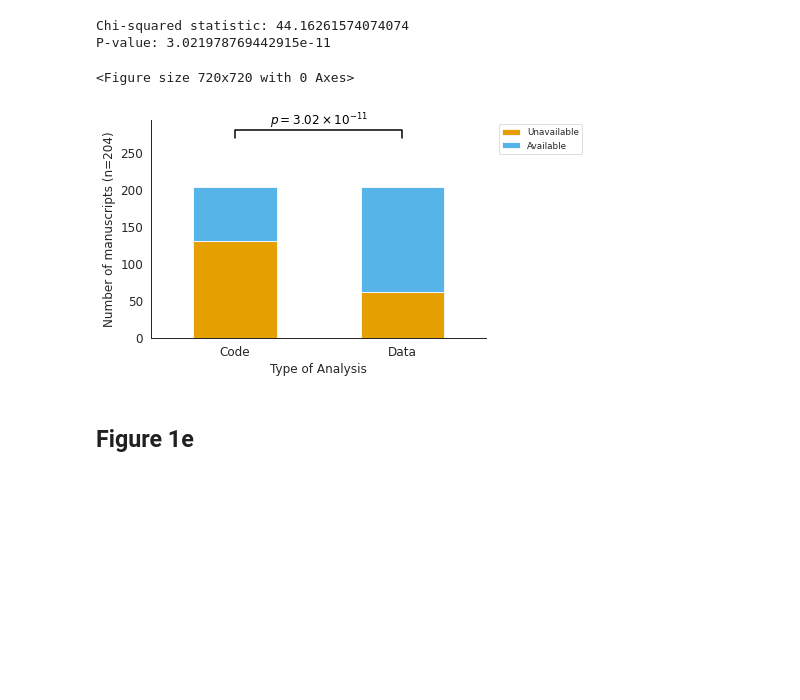
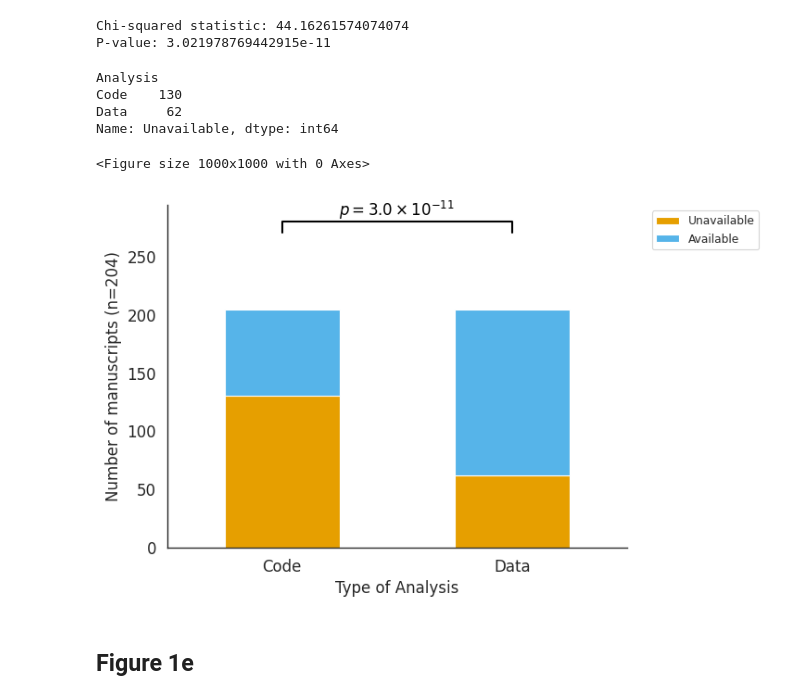
Before and after one commit to Mangul-Lab-USC/code-availability, a Jupyter notebook: notebooks/Figures.ipynb, the cells around one changed output. Drawn from its saved outputs; the diff is of its cells as text; code cells hidden in the pictures; blank space fills up the shorter version.

Commit message:
figure edits

```diff
--- a/notebooks/Figures.ipynb
+++ b/notebooks/Figures.ipynb
@@ -263,31 +265,38 @@ print("P-value:", p)
 # %% [output]
 Chi-squared statistic: 44.16261574074074
 P-value: 3.021978769442915e-11
+# %%
+df_temp['Unavailable']
+# %% [output]
+Analysis
+Code    130
+Data     62
+Name: Unavailable, dtype: int64
 # %%
 plt.figure(figsize=(10, 10))
 plt.rcParams.update({'font.size': 12})
 rcParams['font.family'] = 'sans-serif'
 sns.set_context("paper",font_scale=1)
-colors = ['#0072B2','#D55E00']
-df_temp.plot(kind='bar', stacked=True, color=['#E69F00', '#56B4E9'])
+colors = ['#E69F00', '#56B4E9']
+df_temp.plot(kind='bar', stacked=True, color=colors)
 # statistical annotation
 y, h, col = 270, 10, 'k'
 x1, x2 = 0, 1  # columns  (first column: 0, see plt.xticks())
 plt.plot([x1, x1, x2, x2], [y, y+h, y+h, y], lw=1.5, c=col)
-plt.text((x1+x2)*.5, y+h, r"$p = {0:s}$".format(as_si(p,2)), ha='center', va='bottom', color=col, fontsize=12)
+plt.text((x1+x2)*.5, y+h, r"$p = {0:s}$".format(as_si(p,1)), ha='center', va='bottom', color=col, fontsize=12)
 
 plt.legend(loc='upper right', bbox_to_anchor=(1.3, 1))
 plt.xlabel("Type of Analysis",fontsize=12)
 plt.ylabel("Number of manuscripts (n=204)",fontsize=12)
 #plt.ylim(0,100)
 plt.xticks(rotation=0)
 plt.tick_params(axis='both', labelsize=12)
 sns.despine()
 #plt.savefig('../Figures/sup2_v2.png', format='png', dpi=300,bbox_inches='tight')
 plt.show()
 # %% [output]
-<Figure size 720x720 with 0 Axes>
+<Figure size 1000x1000 with 0 Axes>
-[figure, old version]
+[figure, new version]
 # %% [markdown]
 ## Figure 1e
 # %%
```
Also changed, not shown: parts of 19 cells of this notebook, 3 other files.
